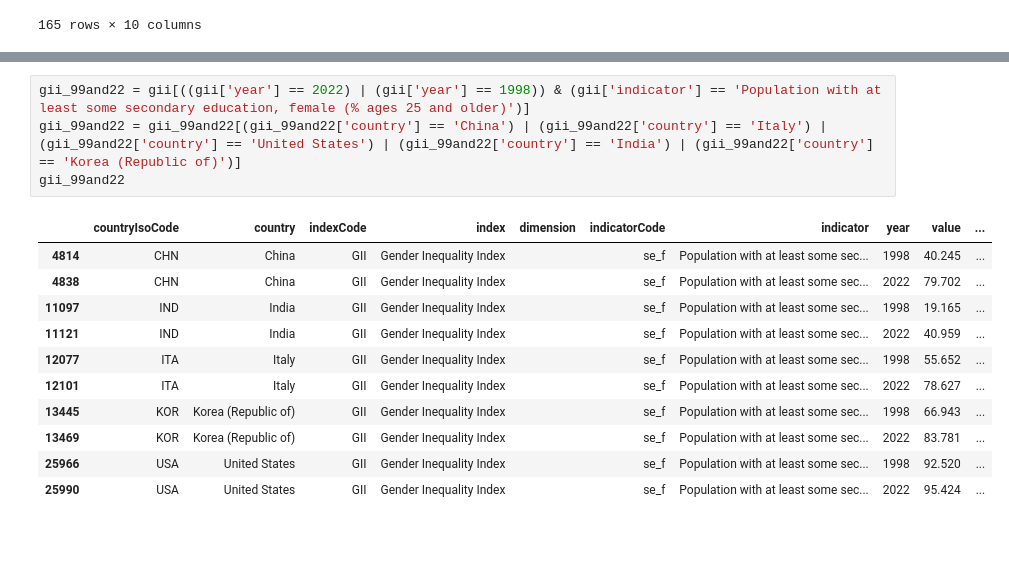
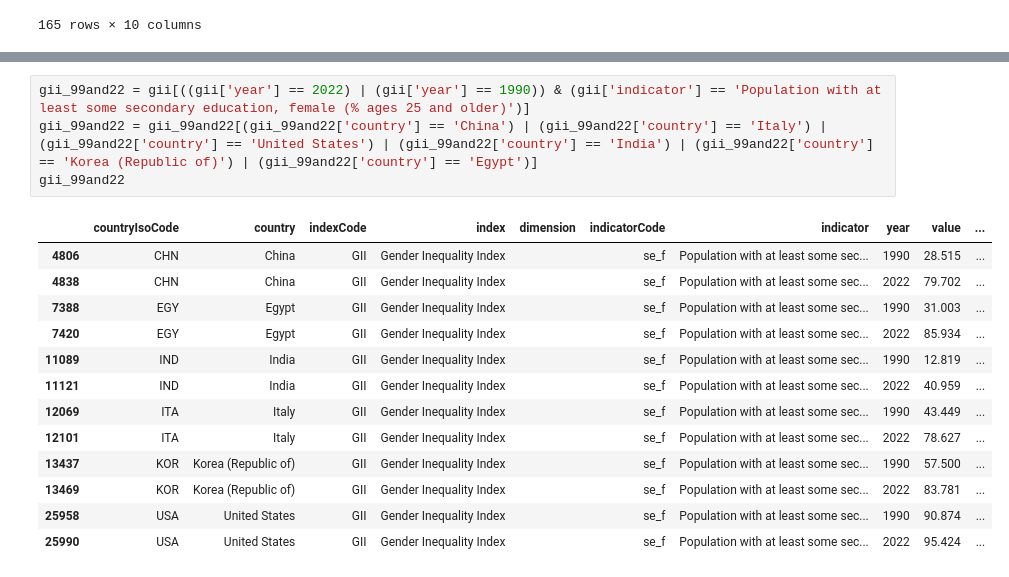
Before and after one commit to ByZeroMatt/SciVis_Project_2024, a Jupyter notebook: src/main/main.ipynb, the cells around one changed output, grey strips where cells are left out. Cells and saved outputs as stored; diff of their text form; blank space fills up the shorter version.

```diff
--- a/src/main/main.ipynb
+++ b/src/main/main.ipynb
@@ -461,16 +514,18 @@ plt.show()
 # %%
-gii_99and22 = gii[((gii['year'] == 2022) | (gii['year'] == 1998)) & (gii['indicator'] == 'Population with at least some secondary education, female (% ages 25 and older)')]
-gii_99and22 = gii_99and22[(gii_99and22['country'] == 'China') | (gii_99and22['country'] == 'Italy') | (gii_99and22['country'] == 'United States') | (gii_99and22['country'] == 'India') | (gii_99and22['country'] == 'Korea (Republic of)')]
+gii_99and22 = gii[((gii['year'] == 2022) | (gii['year'] == 1990)) & (gii['indicator'] == 'Population with at least some secondary education, female (% ages 25 and older)')]
+gii_99and22 = gii_99and22[(gii_99and22['country'] == 'China') | (gii_99and22['country'] == 'Italy') | (gii_99and22['country'] == 'United States') | (gii_99and22['country'] == 'India') | (gii_99and22['country'] == 'Korea (Republic of)') | (gii_99and22['country'] == 'Egypt')]
 gii_99and22
 # %% [output]
 |  | countryIsoCode | country | indexCode | index | dimension | indicatorCode | indicator | year | value | ... |
-| 4814 | CHN | China | GII | Gender Inequality Index |  | se_f | Population with at least some sec... | 1998 | 40.245 | ... |
+| 4806 | CHN | China | GII | Gender Inequality Index |  | se_f | Population with at least some sec... | 1990 | 28.515 | ... |
 | 4838 | CHN | China | GII | Gender Inequality Index |  | se_f | Population with at least some sec... | 2022 | 79.702 | ... |
-| 11097 | IND | India | GII | Gender Inequality Index |  | se_f | Population with at least some sec... | 1998 | 19.165 | ... |
+| 7388 | EGY | Egypt | GII | Gender Inequality Index |  | se_f | Population with at least some sec... | 1990 | 31.003 | ... |
+| 7420 | EGY | Egypt | GII | Gender Inequality Index |  | se_f | Population with at least some sec... | 2022 | 85.934 | ... |
+| 11089 | IND | India | GII | Gender Inequality Index |  | se_f | Population with at least some sec... | 1990 | 12.819 | ... |
 | 11121 | IND | India | GII | Gender Inequality Index |  | se_f | Population with at least some sec... | 2022 | 40.959 | ... |
-| 12077 | ITA | Italy | GII | Gender Inequality Index |  | se_f | Population with at least some sec... | 1998 | 55.652 | ... |
+| 12069 | ITA | Italy | GII | Gender Inequality Index |  | se_f | Population with at least some sec... | 1990 | 43.449 | ... |
 | 12101 | ITA | Italy | GII | Gender Inequality Index |  | se_f | Population with at least some sec... | 2022 | 78.627 | ... |
-| 13445 | KOR | Korea (Republic of) | GII | Gender Inequality Index |  | se_f | Population with at least some sec... | 1998 | 66.943 | ... |
+| 13437 | KOR | Korea (Republic of) | GII | Gender Inequality Index |  | se_f | Population with at least some sec... | 1990 | 57.500 | ... |
 | 13469 | KOR | Korea (Republic of) | GII | Gender Inequality Index |  | se_f | Population with at least some sec... | 2022 | 83.781 | ... |
-| 25966 | USA | United States | GII | Gender Inequality Index |  | se_f | Population with at least some sec... | 1998 | 92.520 | ... |
+| 25958 | USA | United States | GII | Gender Inequality Index |  | se_f | Population with at least some sec... | 1990 | 90.874 | ... |
 | 25990 | USA | United States | GII | Gender Inequality Index |  | se_f | Population with at least some sec... | 2022 | 95.424 | ... |
```
Also changed, not shown: parts of 4 cells of this notebook, 5 other files.
